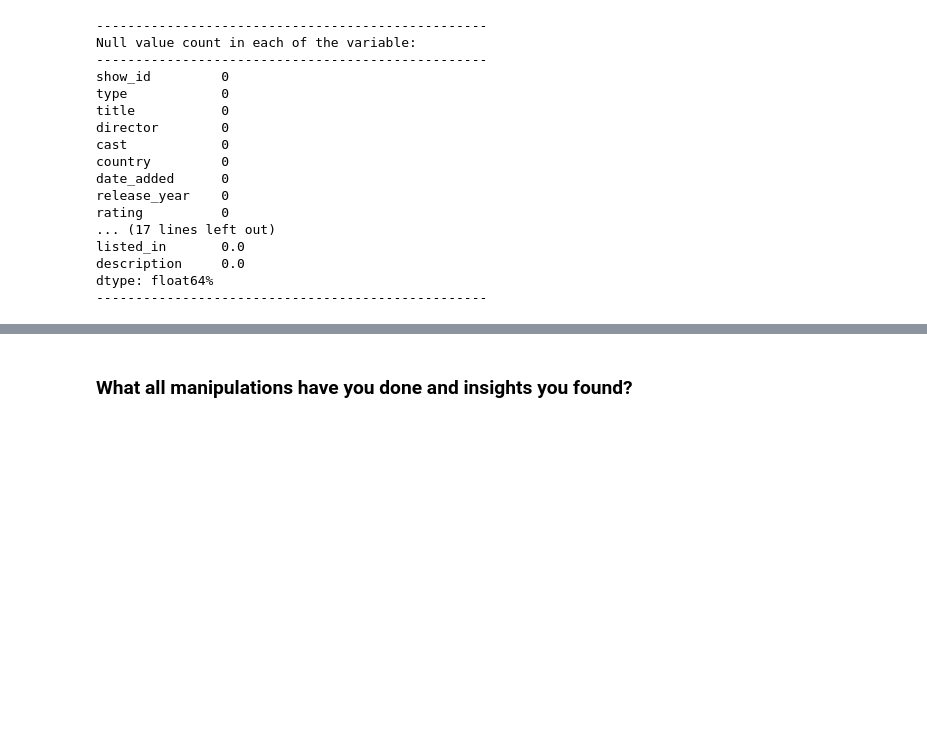
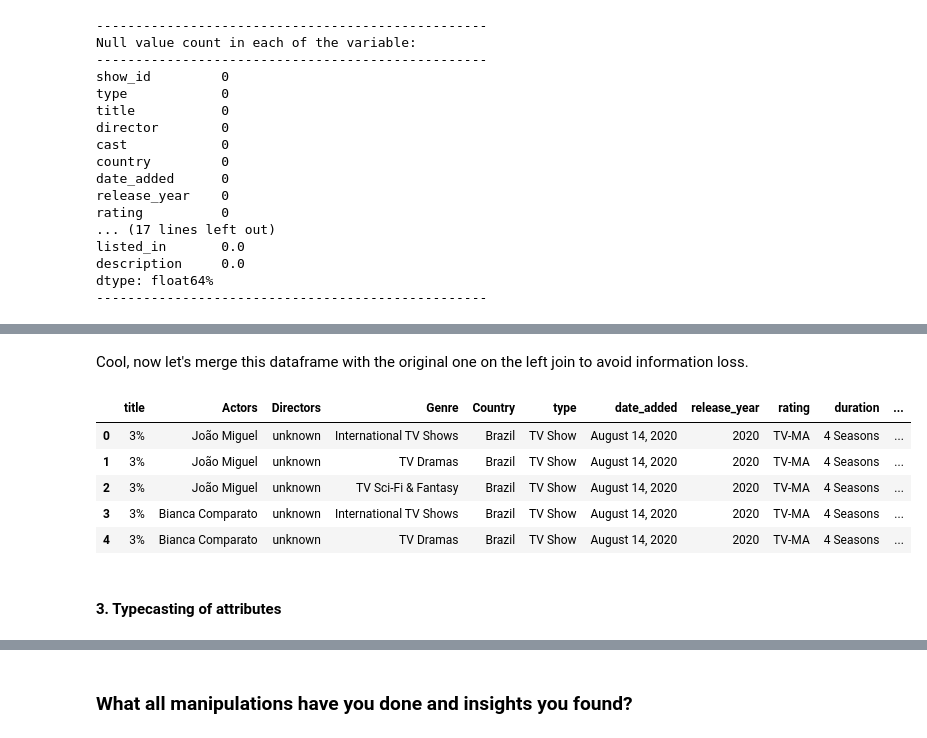
Before and after one commit to Shahrukh2016/Netflix_Movies_and_TV_Shows_Clustering, a Jupyter notebook: IndividualColab_NetflixMoviesAndTvShowsClustering.ipynb, the cells around one changed output, grey strips where cells are left out. Cells and saved outputs as stored; diff of their text form; code cells hidden in the pictures; blank space fills up the shorter version.

```diff
--- a/IndividualColab_NetflixMoviesAndTvShowsClustering.ipynb
+++ b/IndividualColab_NetflixMoviesAndTvShowsClustering.ipynb
@@ -534,0 +417,9 @@ memory usage: 988.1+ KB
+# %%
+# Unnesting 'cast' column
+cast_constraint=df['cast'].apply(lambda x: str(x).split(', ')).tolist()
+df2 = pd.DataFrame(cast_constraint, index = df['title'])
+df2 = df2.stack()
+df2 = pd.DataFrame(df2.reset_index())
+df2.rename(columns={0:'Actors'},inplace=True)
+df2 = df2.drop(['level_1'],axis=1)
+df2.sample(10)
@@ -534,0 +438,9 @@ memory usage: 988.1+ KB
+# %%
+# Unnesting 'listed_in' column
+listed_constraint=df['listed_in'].apply(lambda x: str(x).split(', ')).tolist()
+df3 = pd.DataFrame(listed_constraint, index = df['title'])
+df3 = df3.stack()
+df3 = pd.DataFrame(df3.reset_index())
+df3.rename(columns={0:'Genre'},inplace=True)
+df3 = df3.drop(['level_1'],axis=1)
+df3.sample(10)
@@ -534,0 +459,9 @@ memory usage: 988.1+ KB
+# %%
+# Unnesting 'country' column
+country_constraint=df['country'].apply(lambda x: str(x).split(', ')).tolist()
+df4 = pd.DataFrame(country_constraint, index = df['title'])
+df4 = df4.stack()
+df4 = pd.DataFrame(df4.reset_index())
+df4.rename(columns={0:'Country'},inplace=True)
+df4 = df4.drop(['level_1'],axis=1)
+df4.sample(10)
@@ -534,0 +482,13 @@ memory usage: 988.1+ KB
+# %%
+## Merging all the unnested dataframes
+# Merging director and cast
+df5 = df2.merge(df1,on=['title'],how='inner')
+
+# Merging listed_in with merged of (director and cast)
+df6 = df5.merge(df3,on=['title'],how='inner')
+
+# Merging country with merged of [listed_in with merged of (director and cast)]
+df7 = df6.merge(df4,on=['title'],how='inner')
+
+# Head of final merged dataframe
+df7.head()
@@ -534,0 +502,15 @@ memory usage: 988.1+ KB
+# %% [markdown]
+Cool, now let's merge this dataframe with the original one on the left join to avoid information loss.
+# %%
+# Merging unnested data with the created dataframe in order to make the final dataframe
+df = df7.merge(df[['type', 'title', 'date_added', 'release_year', 'rating', 'duration','description']],on=['title'],how='left')
+df.head()
+# %% [output]
+|  | title | Actors | Directors | Genre | Country | type | date_added | release_year | rating | duration | ... |
+| 0 | 3% | João Miguel | unknown | International TV Shows | Brazil | TV Show | August 14, 2020 | 2020 | TV-MA | 4 Seasons | ... |
+| 1 | 3% | João Miguel | unknown | TV Dramas | Brazil | TV Show | August 14, 2020 | 2020 | TV-MA | 4 Seasons | ... |
+| 2 | 3% | João Miguel | unknown | TV Sci-Fi & Fantasy | Brazil | TV Show | August 14, 2020 | 2020 | TV-MA | 4 Seasons | ... |
+| 3 | 3% | Bianca Comparato | unknown | International TV Shows | Brazil | TV Show | August 14, 2020 | 2020 | TV-MA | 4 Seasons | ... |
+| 4 | 3% | Bianca Comparato | unknown | TV Dramas | Brazil | TV Show | August 14, 2020 | 2020 | TV-MA | 4 Seasons | ... |
+# %% [markdown]
+#### 3. Typecasting of attributes
```
Also changed, not shown: parts of 34 cells of this notebook.
